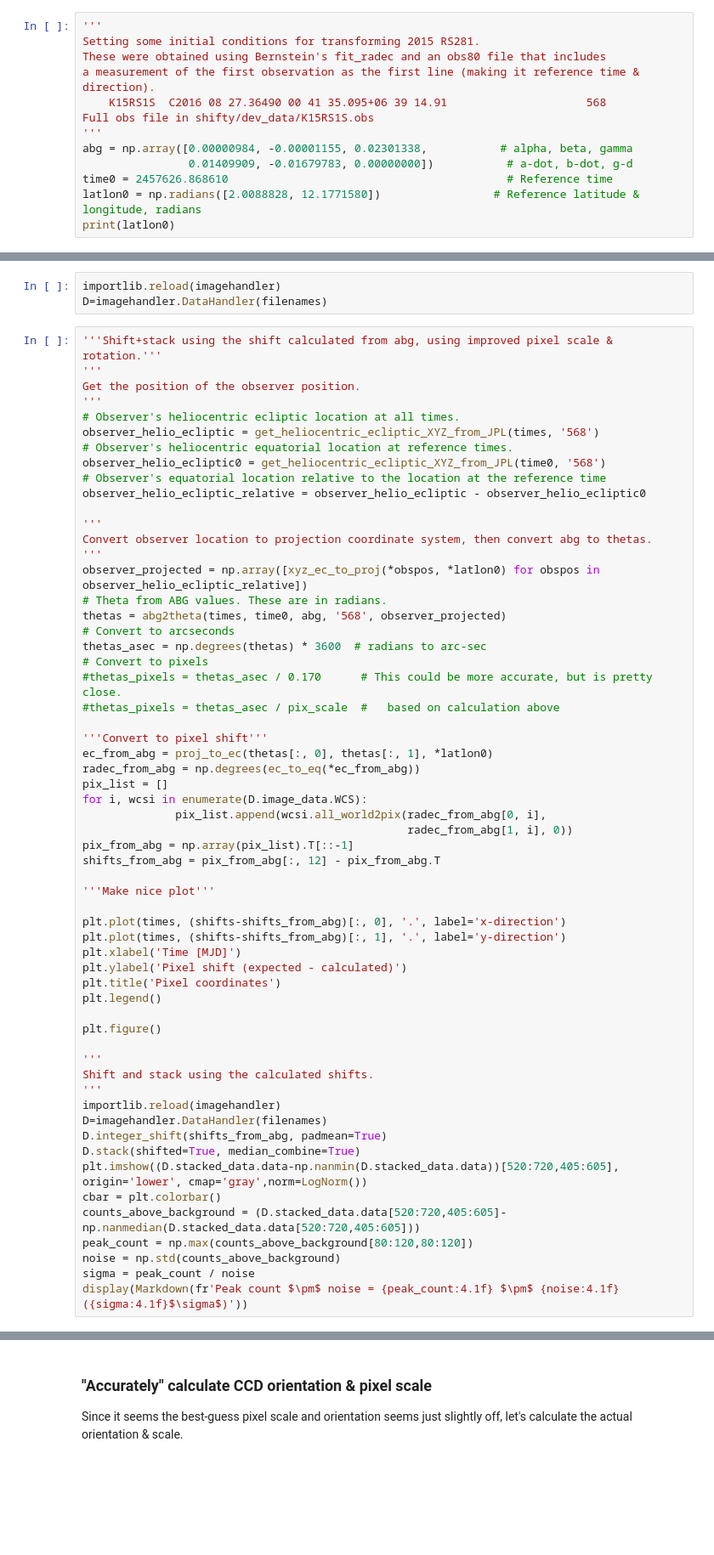
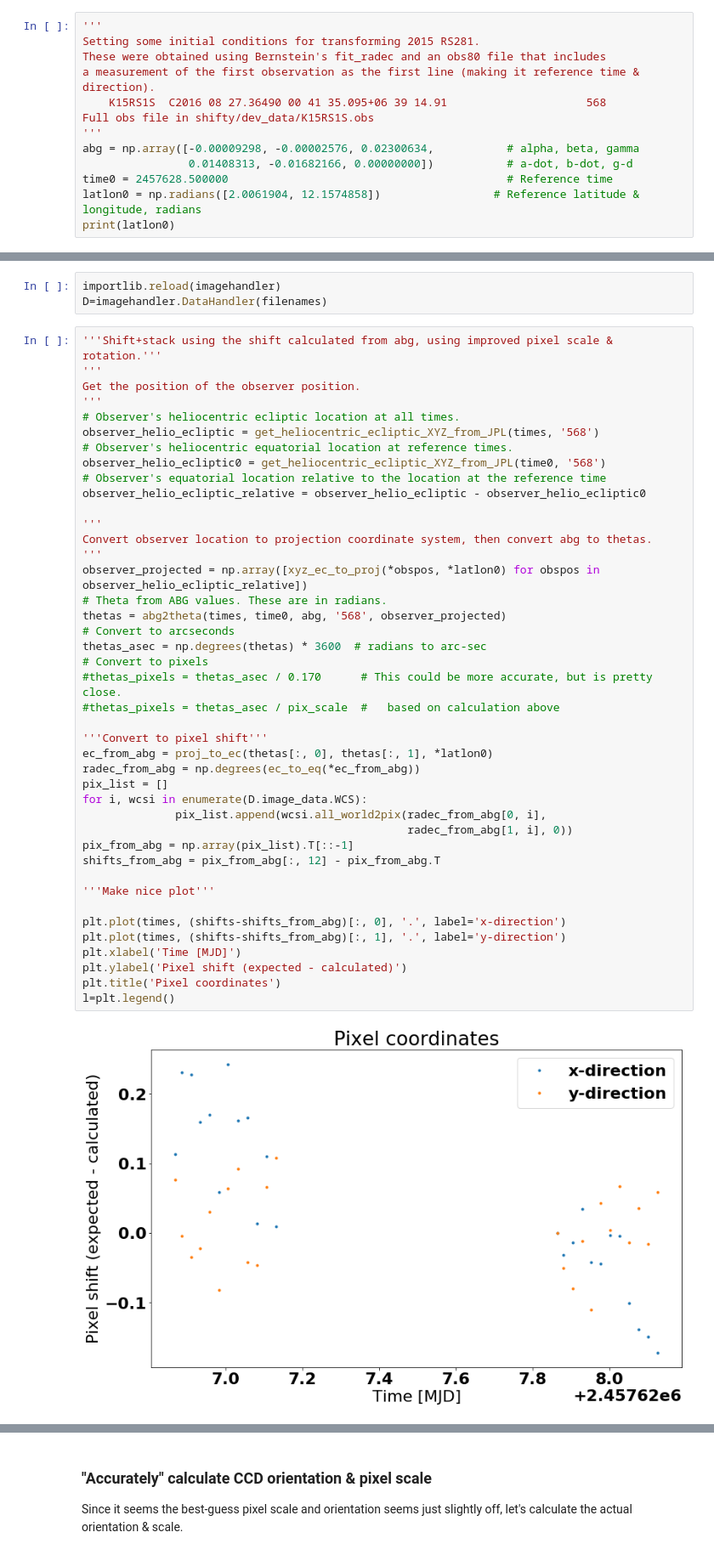
Before and after one commit to Mikea1985/shifty, a Jupyter notebook: notebooks/debug_transform.ipynb, the cells around one changed output, grey strips where cells are left out. Shown at 85% size. Saved outputs shown, nothing was run; the diff lists cells and outputs as text; blank space fills up the shorter version.

```diff
--- a/notebooks/debug_transform.ipynb
+++ b/notebooks/debug_transform.ipynb
@@ -267,8 +269,8 @@ a measurement of the first observation as the first line (making it reference ti
     K15RS1S  C2016 08 27.36490 00 41 35.095+06 39 14.91                     568
 Full obs file in shifty/dev_data/K15RS1S.obs
 '''
-abg = np.array([0.00000984, -0.00001155, 0.02301338,           # alpha, beta, gamma
-                0.01409909, -0.01679783, 0.00000000])           # a-dot, b-dot, g-d
-time0 = 2457626.868610                                          # Reference time
-latlon0 = np.radians([2.0088828, 12.1771580])                 # Reference latitude & longitude, radians
+abg = np.array([-0.00009298, -0.00002576, 0.02300634,           # alpha, beta, gamma
+                0.01408313, -0.01682166, 0.00000000])           # a-dot, b-dot, g-d
+time0 = 2457628.500000                                          # Reference time
+latlon0 = np.radians([2.0061904, 12.1574858])                 # Reference latitude & longitude, radians
 print(latlon0)
@@ -442,48 +469,33 @@ observer_helio_ecliptic_relative = observer_helio_ecliptic - observer_helio_ecli
 
 '''
 Convert observer location to projection coordinate system, then convert abg to thetas.
 '''
 observer_projected = np.array([xyz_ec_to_proj(*obspos, *latlon0) for obspos in observer_helio_ecliptic_relative])
 # Theta from ABG values. These are in radians.
 thetas = abg2theta(times, time0, abg, '568', observer_projected)
 # Convert to arcseconds
 thetas_asec = np.degrees(thetas) * 3600  # radians to arc-sec
 # Convert to pixels
 #thetas_pixels = thetas_asec / 0.170      # This could be more accurate, but is pretty close.
 #thetas_pixels = thetas_asec / pix_scale  #   based on calculation above
 
 '''Convert to pixel shift'''
 ec_from_abg = proj_to_ec(thetas[:, 0], thetas[:, 1], *latlon0)
 radec_from_abg = np.degrees(ec_to_eq(*ec_from_abg))
 pix_list = []
 for i, wcsi in enumerate(D.image_data.WCS):
               pix_list.append(wcsi.all_world2pix(radec_from_abg[0, i],
                                                  radec_from_abg[1, i], 0))
 pix_from_abg = np.array(pix_list).T[::-1]
 shifts_from_abg = pix_from_abg[:, 12] - pix_from_abg.T
 
 '''Make nice plot'''
 
 plt.plot(times, (shifts-shifts_from_abg)[:, 0], '.', label='x-direction')
 plt.plot(times, (shifts-shifts_from_abg)[:, 1], '.', label='y-direction')
 plt.xlabel('Time [MJD]')
 plt.ylabel('Pixel shift (expected - calculated)')
 plt.title('Pixel coordinates')
-plt.legend()
-
-plt.figure()
-
-'''
-Shift and stack using the calculated shifts.
-'''
-importlib.reload(imagehandler)
-D=imagehandler.DataHandler(filenames)
-D.integer_shift(shifts_from_abg, padmean=True)
-D.stack(shifted=True, median_combine=True)
-plt.imshow((D.stacked_data.data-np.nanmin(D.stacked_data.data))[520:720,405:605], origin='lower', cmap='gray',norm=LogNorm())
-cbar = plt.colorbar()
-counts_above_background = (D.stacked_data.data[520:720,405:605]-np.nanmedian(D.stacked_data.data[520:720,405:605]))
-peak_count = np.max(counts_above_background[80:120,80:120])
-noise = np.std(counts_above_background)
-sigma = peak_count / noise
-display(Markdown(fr'Peak count $\pm$ noise = {peak_count:4.1f} $\pm$ {noise:4.1f} ({sigma:4.1f}$\sigma$)'))
+l=plt.legend()
+# %% [output]
+[figure, added]
```
Also changed, not shown: parts of 16 cells of this notebook, 5 other files.
